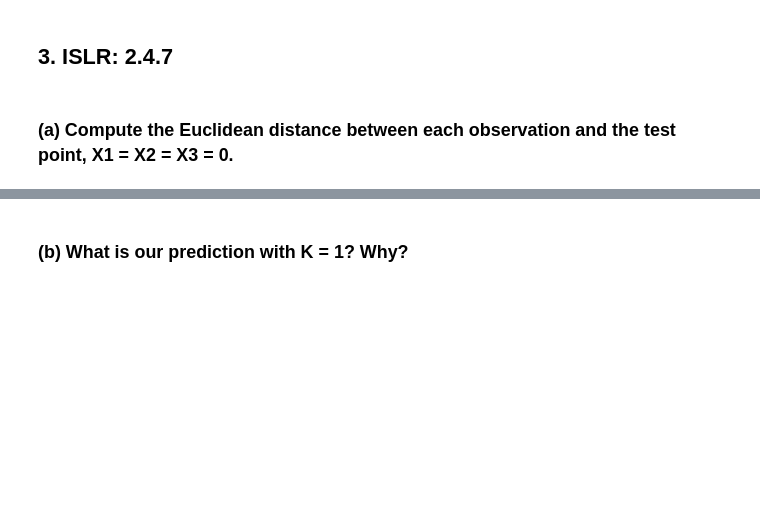
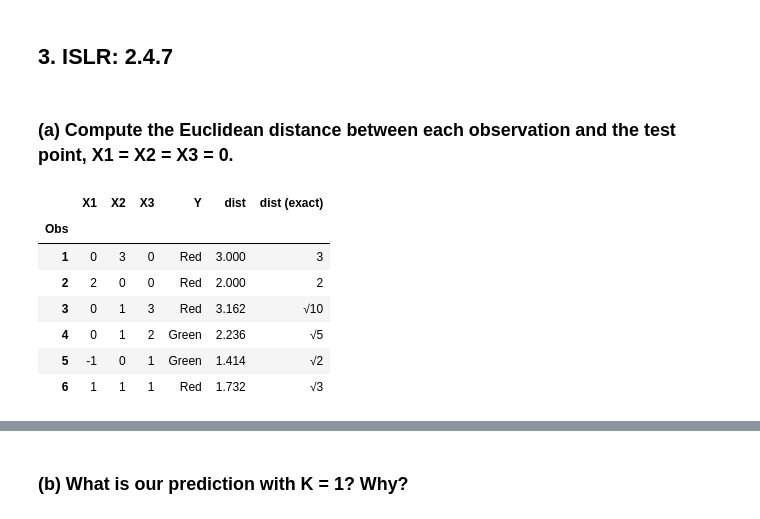
Before and after one commit to OmBhatt18/dsci552-hw2-ccpp, a Jupyter notebook: Last_First_HW2.ipynb, the cells around one changed output, grey strips where cells are left out. Saved outputs shown, nothing was run; the diff lists cells and outputs as text; code cells hidden in the pictures; blank space fills up the shorter version.

```diff
--- a/Last_First_HW2.ipynb
+++ b/Last_First_HW2.ipynb
@@ -553,3 +581,29 @@ freedom (p = 0.0002), so the difference is significant and not just because of t
 ## 3. ISLR: 2.4.7
 # %% [markdown]
 ### (a) Compute the Euclidean distance between each observation and the test point, X1 = X2 = X3 = 0.
+# %%
+import numpy as np
+import pandas as pd
+
+# training data from the table in ISLR 2.4.7
+islr = pd.DataFrame({
+    'X1': [0, 2, 0, 0, -1, 1],
+    'X2': [3, 0, 1, 1, 0, 1],
+    'X3': [0, 0, 3, 2, 1, 1],
+    'Y': ['Red', 'Red', 'Red', 'Green', 'Green', 'Red'],
+}, index=pd.RangeIndex(1, 7, name='Obs'))
+
+# test point is the origin, so the distance is just the norm of each row
+x0 = np.zeros(3)
+islr['dist'] = np.sqrt(((islr[['X1', 'X2', 'X3']] - x0) ** 2).sum(axis=1))
+islr['dist (exact)'] = ['3', '2', '√10', '√5', '√2', '√3']
+islr.round(3)
+# %% [output]
+|  | X1 | X2 | X3 | Y | dist | dist (exact) |
+| Obs |  |  |  |  |  |  |
+| 1 | 0 | 3 | 0 | Red | 3.000 | 3 |
+| 2 | 2 | 0 | 0 | Red | 2.000 | 2 |
+| 3 | 0 | 1 | 3 | Red | 3.162 | √10 |
+| 4 | 0 | 1 | 2 | Green | 2.236 | √5 |
+| 5 | -1 | 0 | 1 | Green | 1.414 | √2 |
+| 6 | 1 | 1 | 1 | Red | 1.732 | √3 |
```
Also changed, not shown: parts of 11 cells of this notebook, 2 other files.
